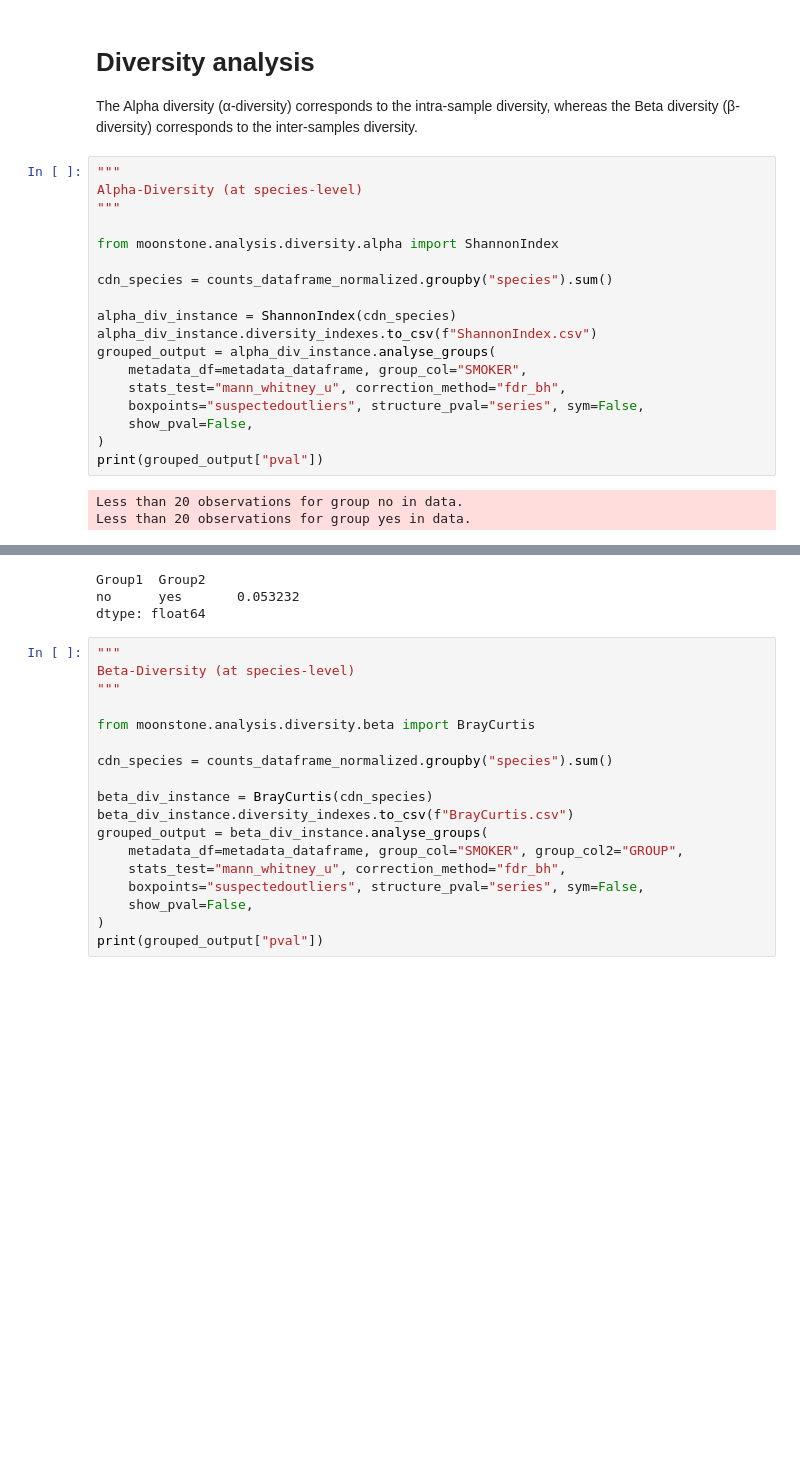
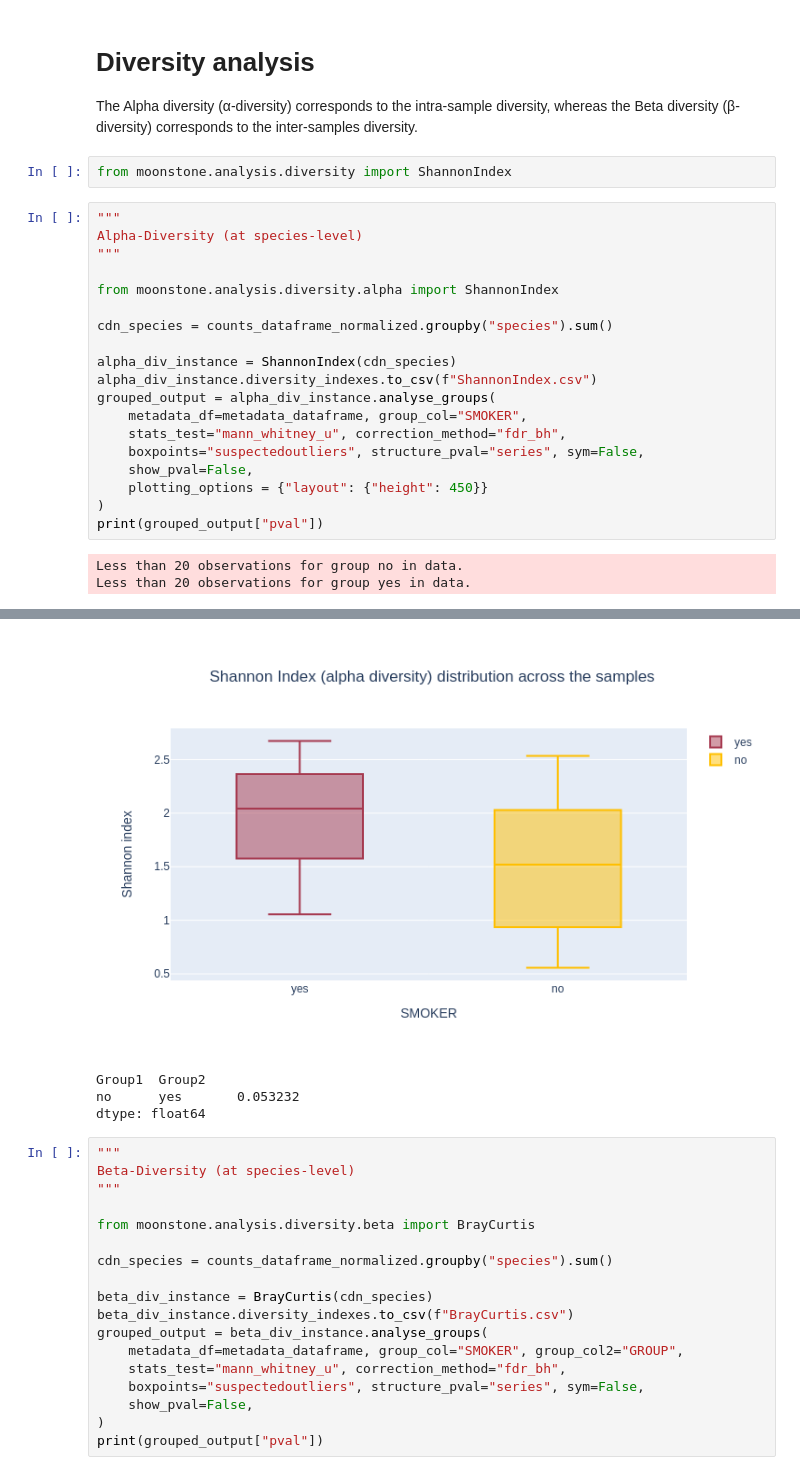
Before and after one commit to motleystate/moonstone, a Jupyter notebook: tutorial/Moonstone_Tutorial.ipynb, the cells around one changed output, grey strips where cells are left out. Saved outputs shown, nothing was run; the diff lists cells and outputs as text; blank space fills up the shorter version.

```diff
--- a/tutorial/Moonstone_Tutorial.ipynb
+++ b/tutorial/Moonstone_Tutorial.ipynb
@@ -163,6 +166,8 @@ fig3 = instance.plot_sample_composition_most_abundant_taxa(
 # Diversity analysis
 
 The Alpha diversity (α-diversity) corresponds to the intra-sample diversity, whereas the Beta diversity (β-diversity) corresponds to the inter-samples diversity.
+# %%
+from moonstone.analysis.diversity import ShannonIndex
 # %%
 """
 Alpha-Diversity (at species-level)
@@ -179,6 +184,7 @@ grouped_output = alpha_div_instance.analyse_groups(
     stats_test="mann_whitney_u", correction_method="fdr_bh",
     boxpoints="suspectedoutliers", structure_pval="series", sym=False,
     show_pval=False,
+    plotting_options = {"layout": {"height": 450}}
 )
 print(grouped_output["pval"])
 # %% [output]
@@ -188,3 +193,4 @@ Less than 20 observations for group yes in data.
+[figure, added]
 Group1  Group2
 no      yes       0.053232
 dtype: float64
```
Also changed, not shown: parts of 4 cells of this notebook, 3 other files.
